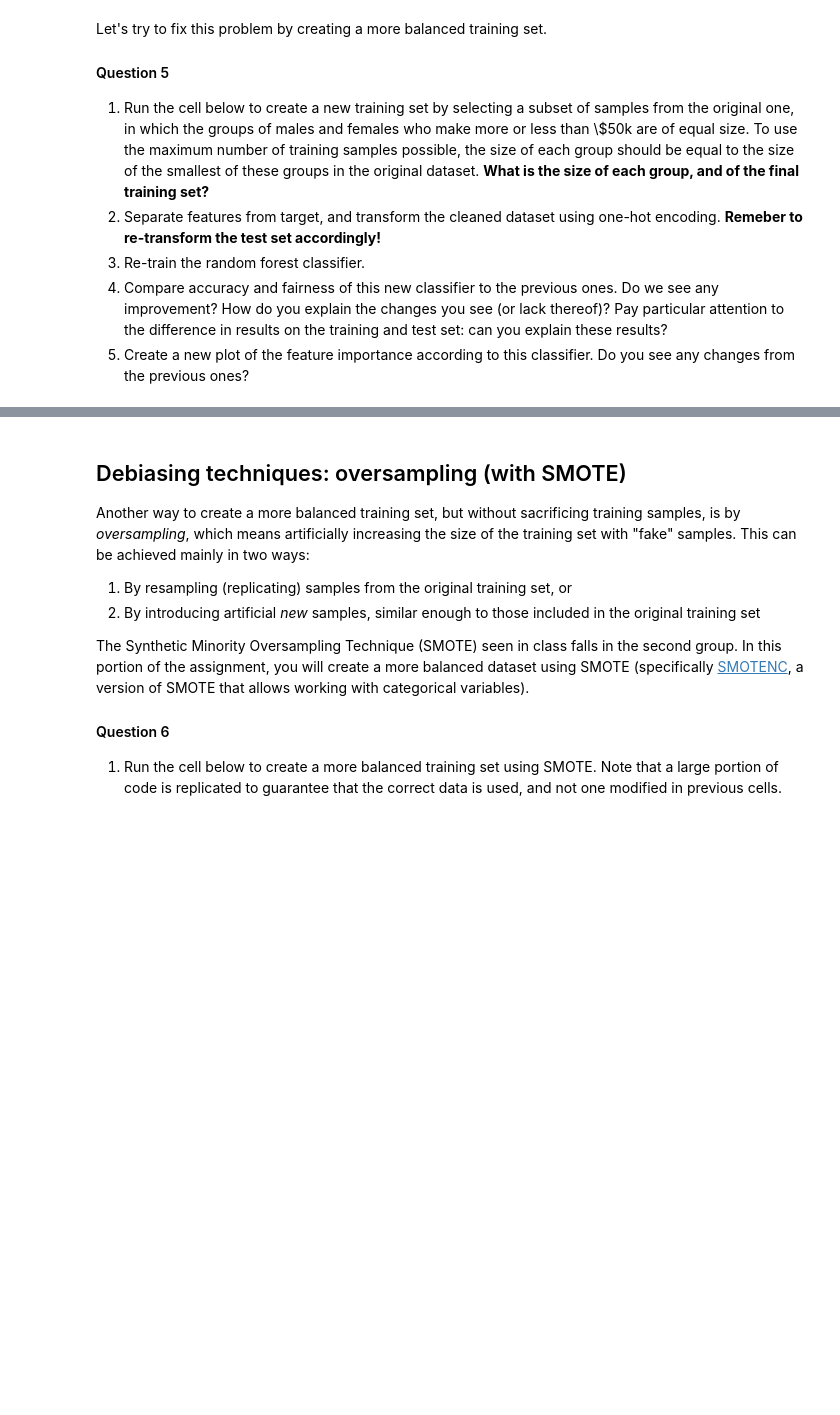
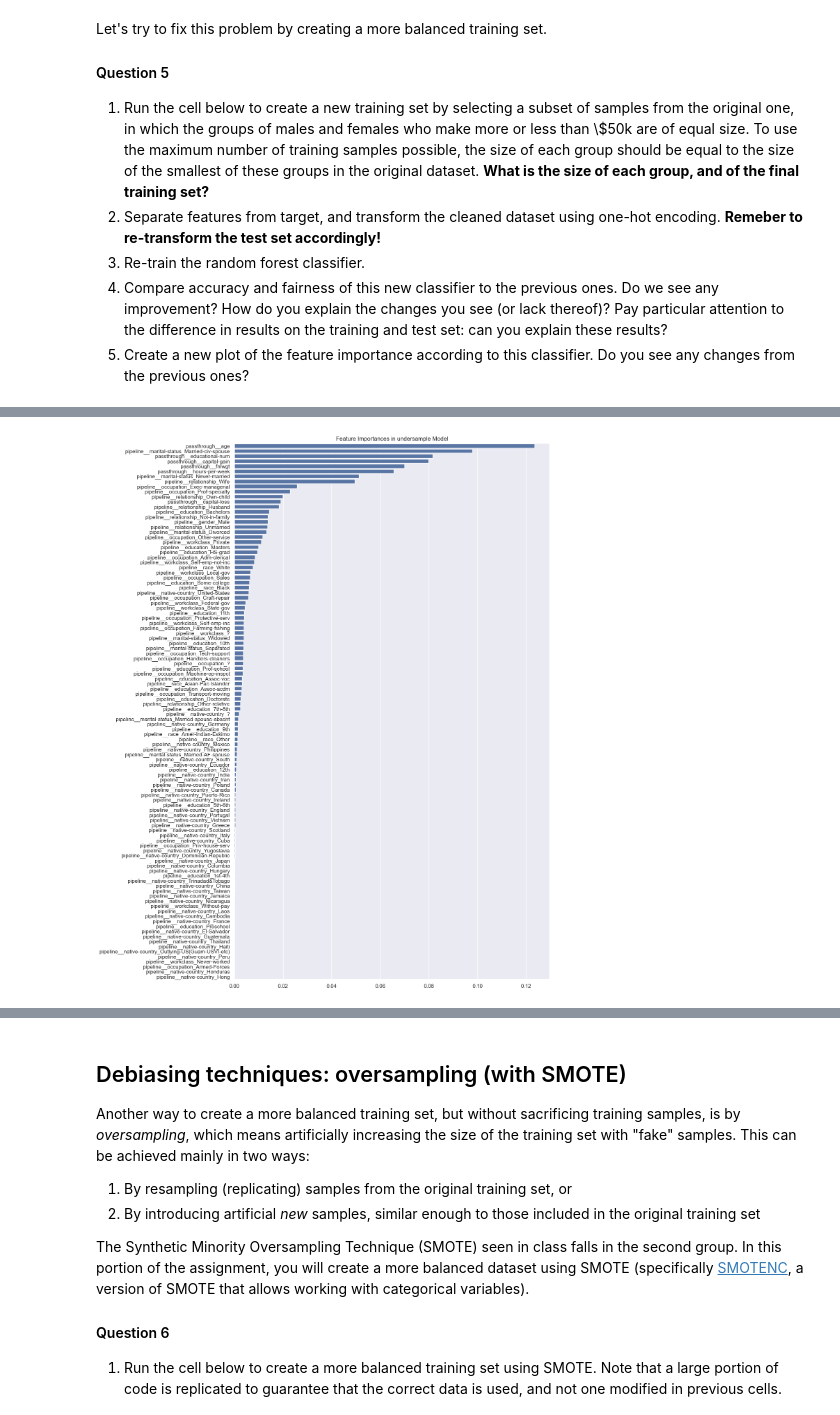
Before and after one commit to RaymondZhang20/DSCI430, a Jupyter notebook: Module 4 Assignment-1.ipynb, the cells around one changed output, grey strips where cells are left out. Drawn from its saved outputs; the diff is of its cells as text; code cells hidden in the pictures; blank space fills up the shorter version.

```diff
--- a/Module 4 Assignment-1.ipynb
+++ b/Module 4 Assignment-1.ipynb
@@ -532,0 +454,20 @@ The balanced model also include capital gain, age, marital status, education, an
+# %%
+X_balanced = balanced_df.drop(columns=["income"])
+y_balanced = balanced_df["income"]
+
+
+X_balanced_transformed = ct.transform(X_balanced).toarray()
+X_test_transformed_balanced = ct.transform(X_test).toarray()
+
+clf_balanced = RandomForestClassifier(random_state=0, max_depth=19, n_estimators=100)
+clf_balanced.fit(X_balanced_transformed, y_balanced)
+
+accuracy_train_balanced = clf_balanced.score(X_balanced_transformed, y_balanced)
+accuracy_test_balanced = clf_balanced.score(X_test_transformed_balanced, y_test)
+
+next_index = accuracy_comparison.index.max() + 1
+accuracy_comparison.loc[next_index] = ["Balanced", accuracy_train_balanced, accuracy_test_balanced]
+accuracy_comparison.index = accuracy_comparison.index + 1
+accuracy_comparison = accuracy_comparison.sort_index()
+
+accuracy_comparison
@@ -532,0 +508,12 @@ The balanced model also include capital gain, age, marital status, education, an
+# %%
+feature_importances_balanced = clf_balanced.feature_importances_
+sorted_indices_balanced = feature_importances_balanced.argsort()[::-1]
+sorted_feature_names_balanced = ct.get_feature_names_out()[sorted_indices_balanced]
+sorted_importances_balanced = feature_importances_balanced[sorted_indices_balanced]
+
+sns.set(rc={'figure.figsize':(11.7,20)})
+sns.barplot(x=sorted_importances_balanced, y=sorted_feature_names_balanced)
+plt.title('Feature Importances in undersample Model')
+plt.show()
+# %% [output]
+[figure, added]
```
Also changed, not shown: parts of 50 cells of this notebook.
